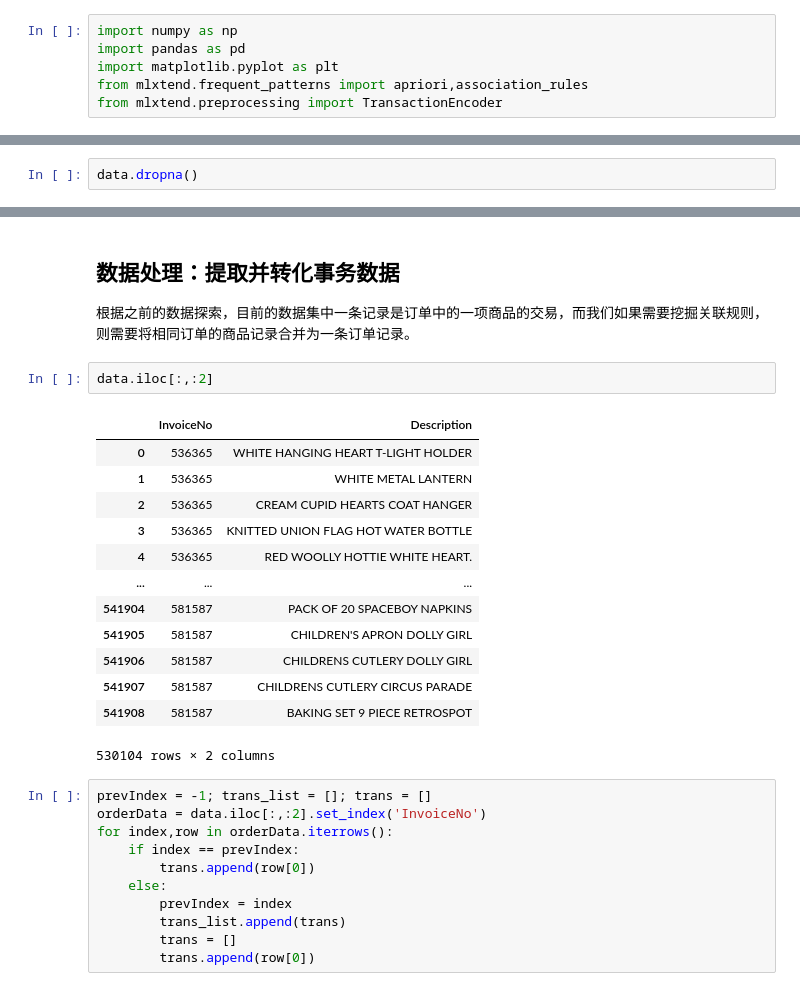
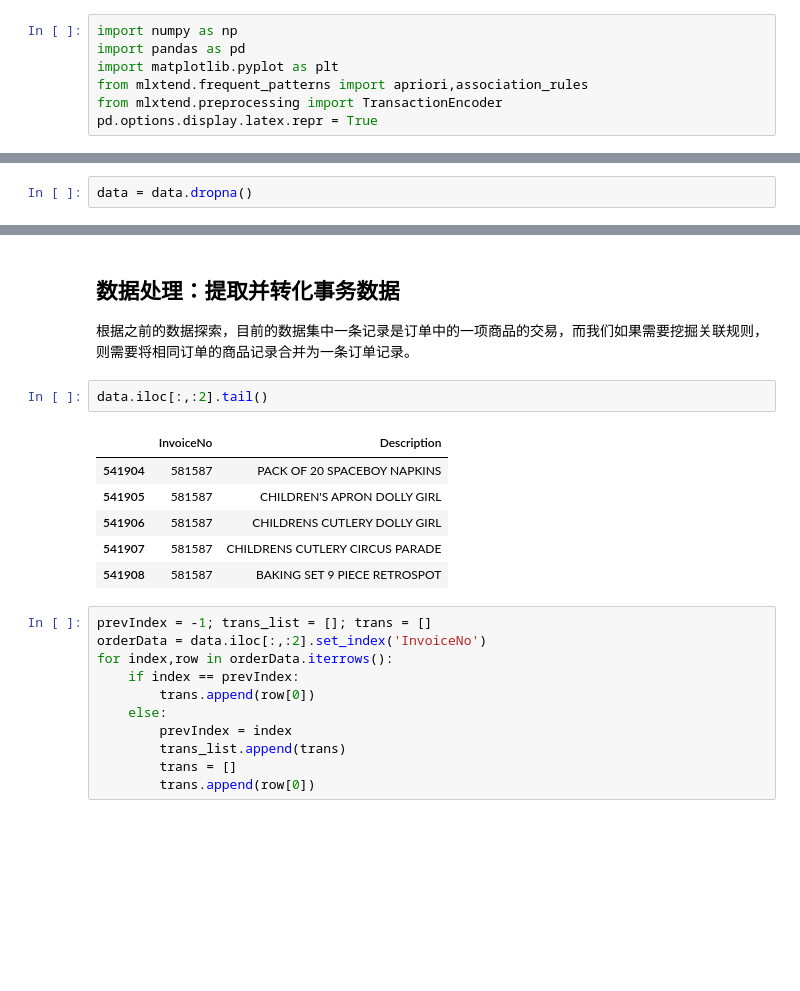
Before and after one commit to MarioZZJ/PM.SimLab-DM, a Jupyter notebook: L3_Association_Rule_Mining.ipynb, the cells around one changed output, grey strips where cells are left out. Saved outputs shown, nothing was run; the diff lists cells and outputs as text; blank space fills up the shorter version.

```diff
--- a/L3_Association_Rule_Mining.ipynb
+++ b/L3_Association_Rule_Mining.ipynb
@@ -23,6 +23,7 @@ import pandas as pd
 import matplotlib.pyplot as plt
 from mlxtend.frequent_patterns import apriori,association_rules
 from mlxtend.preprocessing import TransactionEncoder
+pd.options.display.latex.repr = True
 # %%
 data = pd.read_excel('./drive/MyDrive/PM.SimLab-DM/data/Online Retail.xlsx')
 # %%
@@ -89,4 +90,4 @@ data.shape
 
 共性特征是 `Description` 含 `?` 。但是，他们的 `UnitPrice` 均为 0，所以已经去除了，因此只需要去除空值。
 # %%
-data.dropna()
+data = data.dropna()
@@ -176,21 +193,14 @@ fig.legend(loc=4)
 
 根据之前的数据探索，目前的数据集中一条记录是订单中的一项商品的交易，而我们如果需要挖掘关联规则，则需要将相同订单的商品记录合并为一条订单记录。
 # %%
-data.iloc[:,:2]
+data.iloc[:,:2].tail()
 # %% [output]
 |  | InvoiceNo | Description |
-| 0 | 536365 | WHITE HANGING HEART T-LIGHT HOLDER |
-| 1 | 536365 | WHITE METAL LANTERN |
-| 2 | 536365 | CREAM CUPID HEARTS COAT HANGER |
-| 3 | 536365 | KNITTED UNION FLAG HOT WATER BOTTLE |
-| 4 | 536365 | RED WOOLLY HOTTIE WHITE HEART. |
-| ... | ... | ... |
 | 541904 | 581587 | PACK OF 20 SPACEBOY NAPKINS |
 | 541905 | 581587 | CHILDREN'S APRON DOLLY GIRL |
 | 541906 | 581587 | CHILDRENS CUTLERY DOLLY GIRL |
 | 541907 | 581587 | CHILDRENS CUTLERY CIRCUS PARADE |
 | 541908 | 581587 | BAKING SET 9 PIECE RETROSPOT |
-530104 rows × 2 columns
 # %%
 prevIndex = -1; trans_list = []; trans = []
 orderData = data.iloc[:,:2].set_index('InvoiceNo')
```
Also changed, not shown: parts of 14 cells of this notebook.
